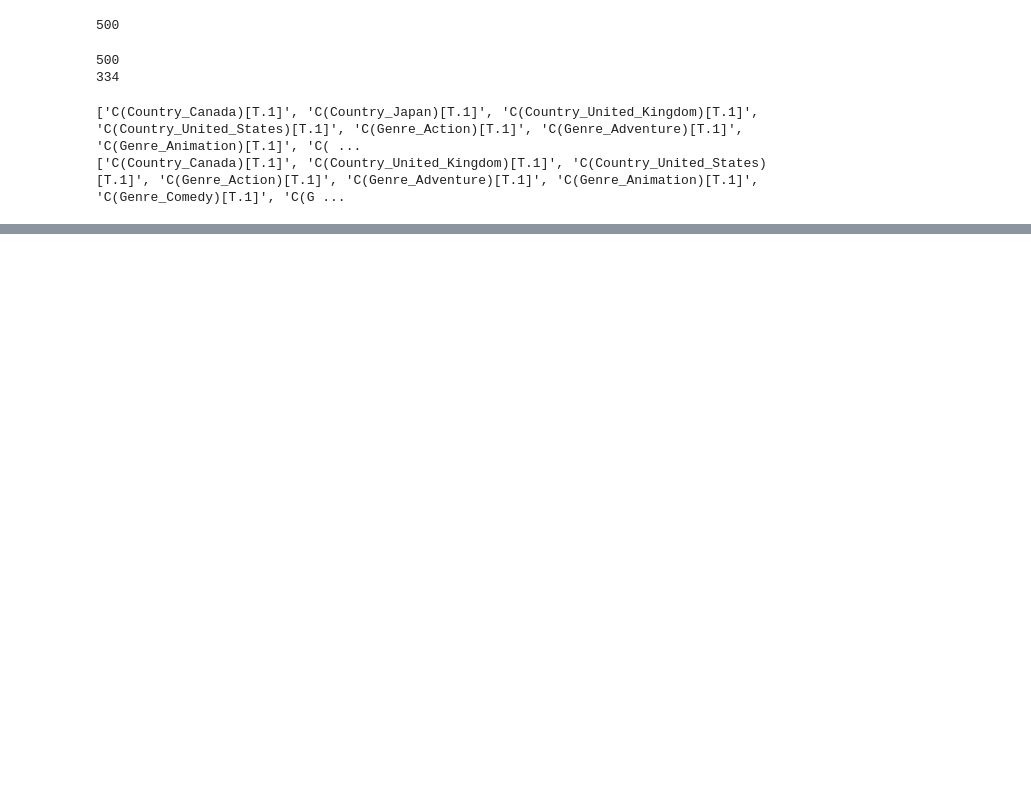
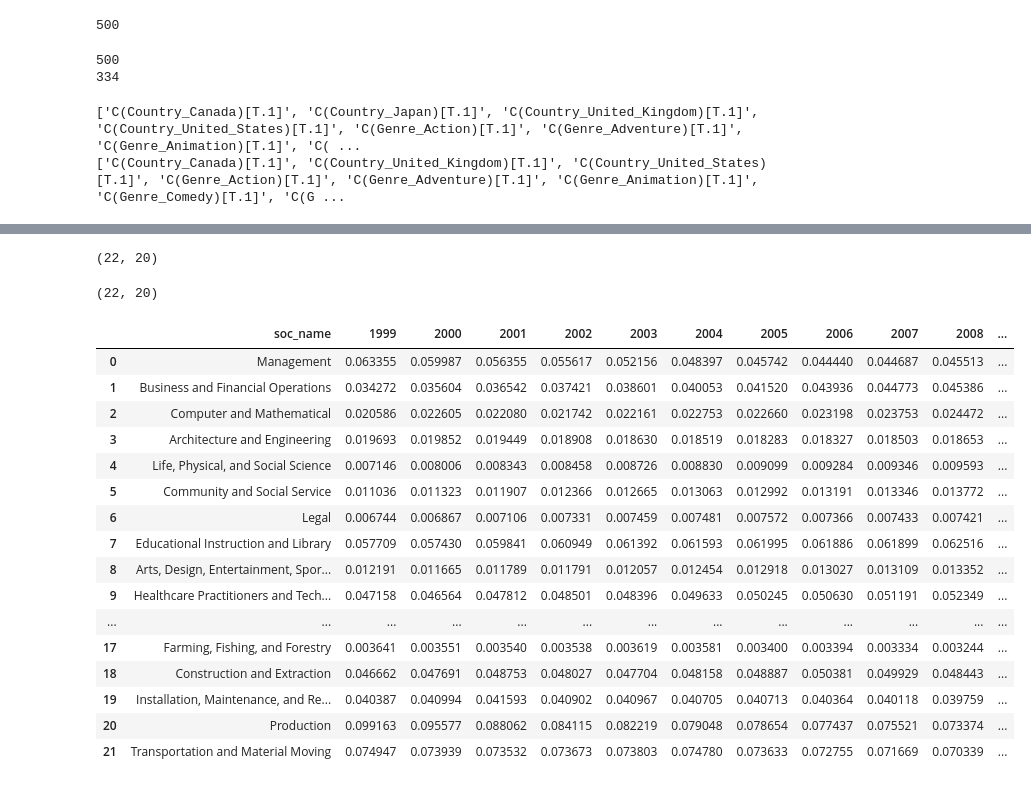
Before and after one commit to sabyasachee/profession-visualizations, a Jupyter notebook: ccmi-profession/processing.ipynb, the cells around one changed output, grey strips where cells are left out. Saved outputs shown, nothing was run; the diff lists cells and outputs as text; code cells hidden in the pictures; blank space fills up the shorter version.

Commit message:
employment plot

```diff
--- a/ccmi-profession/processing.ipynb
+++ b/ccmi-profession/processing.ipynb
@@ -304,0 +344,36 @@ sentiment_df.to_csv("media/sentiment.csv", index=True)
+# %%
+emp[np.arange(1999, 2019).astype(str)] /= emp[np.arange(1999, 2019).astype(str)].sum()
+# %%
+employment = emp[["mcode"] + np.arange(1999, 2018).astype(str).tolist()].copy()
+# %%
+employment.rename(columns={"mcode":"soc_name"}, inplace=True)
+# %%
+employment.shape
+# %% [output]
+(22, 20)
+# %%
+media.shape
+# %% [output]
+(22, 20)
+# %%
+employment["soc_name"] = media["soc_name"]
+# %%
+employment
+# %% [output]
+|  | soc_name | 1999 | 2000 | 2001 | 2002 | 2003 | 2004 | 2005 | 2006 | 2007 | 2008 | ... |
+| 0 | Management | 0.063355 | 0.059987 | 0.056355 | 0.055617 | 0.052156 | 0.048397 | 0.045742 | 0.044440 | 0.044687 | 0.045513 | ... |
+| 1 | Business and Financial Operations | 0.034272 | 0.035604 | 0.036542 | 0.037421 | 0.038601 | 0.040053 | 0.041520 | 0.043936 | 0.044773 | 0.045386 | ... |
+| 2 | Computer and Mathematical | 0.020586 | 0.022605 | 0.022080 | 0.021742 | 0.022161 | 0.022753 | 0.022660 | 0.023198 | 0.023753 | 0.024472 | ... |
+| 3 | Architecture and Engineering | 0.019693 | 0.019852 | 0.019449 | 0.018908 | 0.018630 | 0.018519 | 0.018283 | 0.018327 | 0.018503 | 0.018653 | ... |
+| 4 | Life, Physical, and Social Science | 0.007146 | 0.008006 | 0.008343 | 0.008458 | 0.008726 | 0.008830 | 0.009099 | 0.009284 | 0.009346 | 0.009593 | ... |
+| 5 | Community and Social Service | 0.011036 | 0.011323 | 0.011907 | 0.012366 | 0.012665 | 0.013063 | 0.012992 | 0.013191 | 0.013346 | 0.013772 | ... |
+| 6 | Legal | 0.006744 | 0.006867 | 0.007106 | 0.007331 | 0.007459 | 0.007481 | 0.007572 | 0.007366 | 0.007433 | 0.007421 | ... |
+| 7 | Educational Instruction and Library | 0.057709 | 0.057430 | 0.059841 | 0.060949 | 0.061392 | 0.061593 | 0.061995 | 0.061886 | 0.061899 | 0.062516 | ... |
+| 8 | Arts, Design, Entertainment, Spor... | 0.012191 | 0.011665 | 0.011789 | 0.011791 | 0.012057 | 0.012454 | 0.012918 | 0.013027 | 0.013109 | 0.013352 | ... |
+| 9 | Healthcare Practitioners and Tech... | 0.047158 | 0.046564 | 0.047812 | 0.048501 | 0.048396 | 0.049633 | 0.050245 | 0.050630 | 0.051191 | 0.052349 | ... |
+| ... | ... | ... | ... | ... | ... | ... | ... | ... | ... | ... | ... | ... |
+| 17 | Farming, Fishing, and Forestry | 0.003641 | 0.003551 | 0.003540 | 0.003538 | 0.003619 | 0.003581 | 0.003400 | 0.003394 | 0.003334 | 0.003244 | ... |
+| 18 | Construction and Extraction | 0.046662 | 0.047691 | 0.048753 | 0.048027 | 0.047704 | 0.048158 | 0.048887 | 0.050381 | 0.049929 | 0.048443 | ... |
+| 19 | Installation, Maintenance, and Re... | 0.040387 | 0.040994 | 0.041593 | 0.040902 | 0.040967 | 0.040705 | 0.040713 | 0.040364 | 0.040118 | 0.039759 | ... |
+| 20 | Production | 0.099163 | 0.095577 | 0.088062 | 0.084115 | 0.082219 | 0.079048 | 0.078654 | 0.077437 | 0.075521 | 0.073374 | ... |
+| 21 | Transportation and Material Moving | 0.074947 | 0.073939 | 0.073532 | 0.073673 | 0.073803 | 0.074780 | 0.073633 | 0.072755 | 0.071669 | 0.070339 | ... |
```
Also changed, not shown: parts of 15 cells of this notebook, 4 other files.
